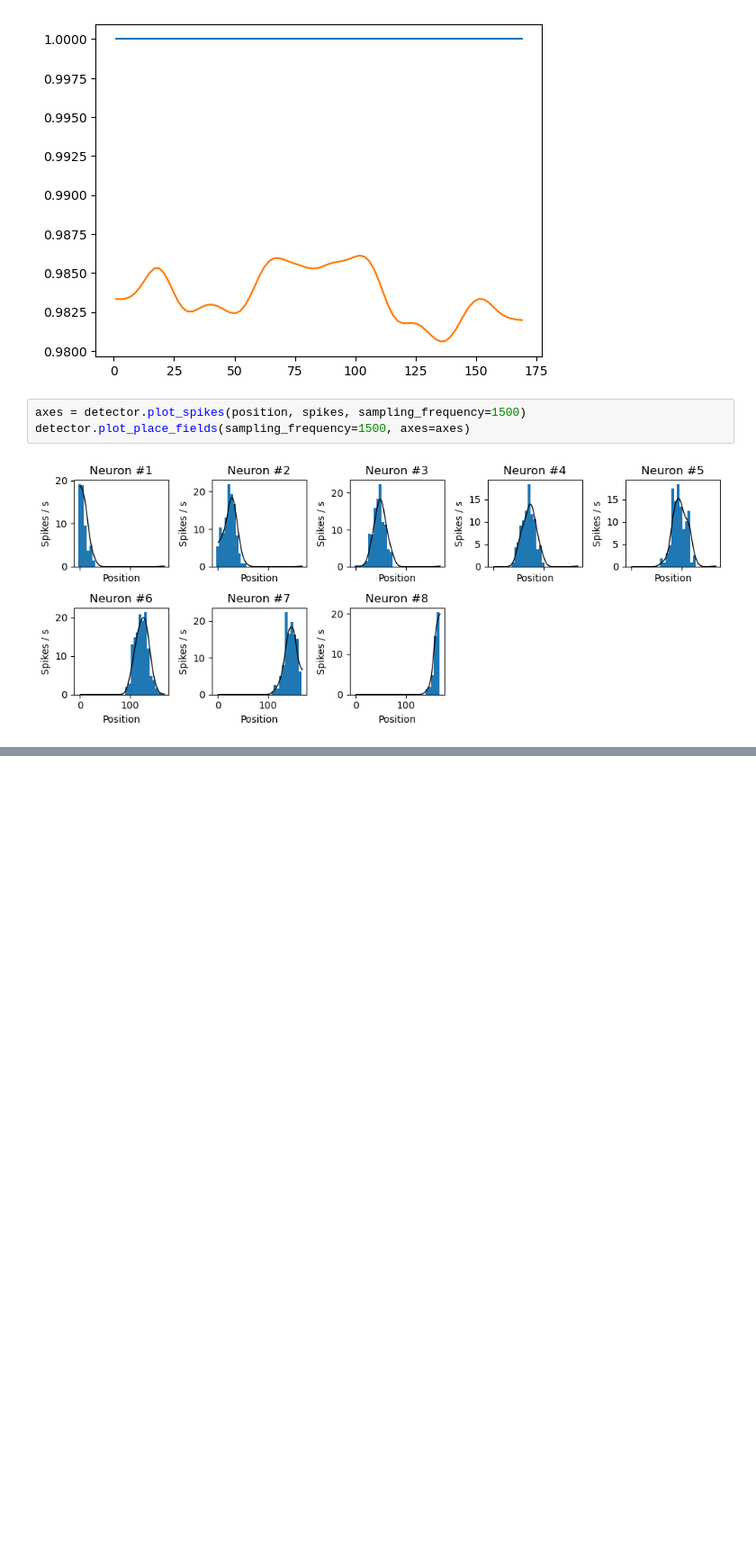
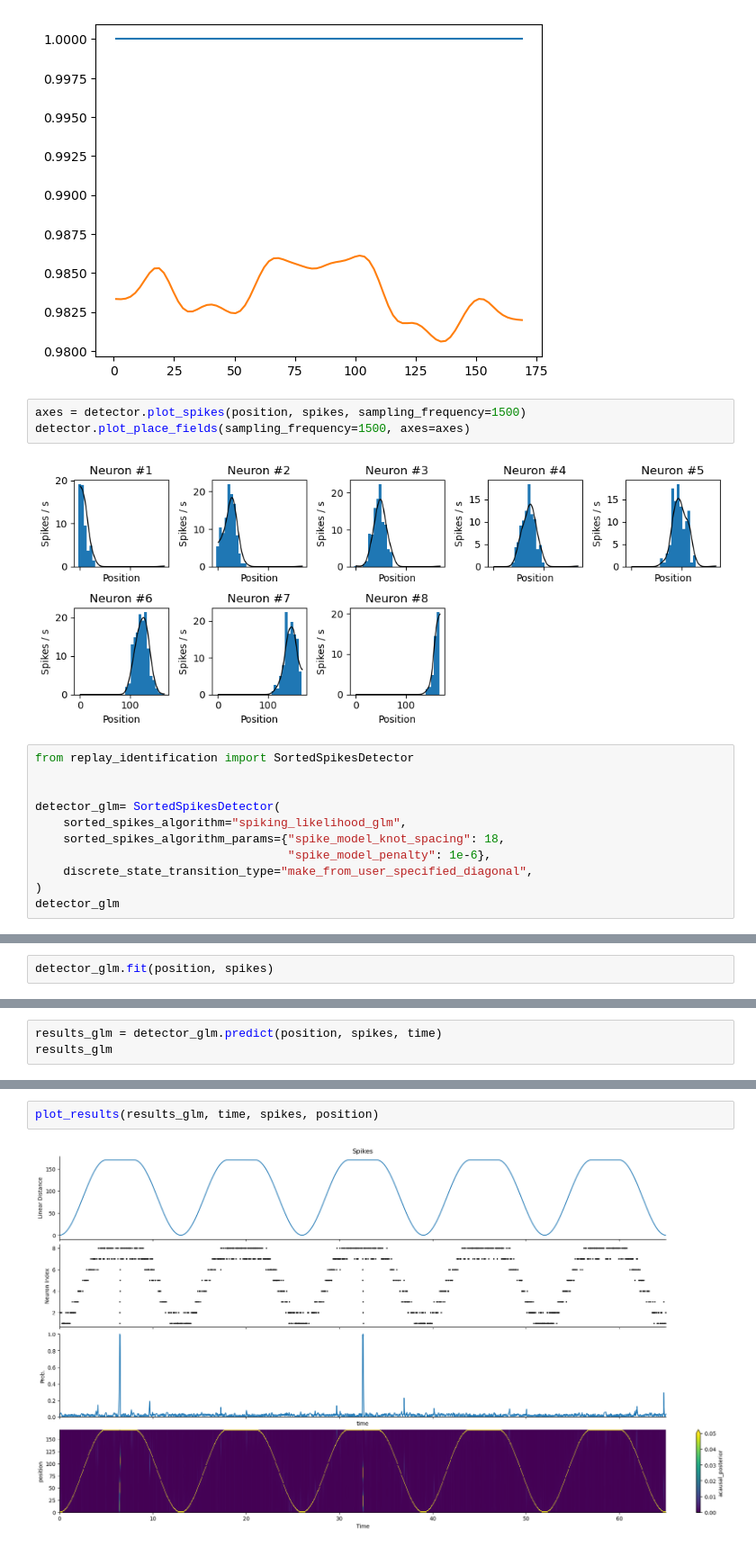
Before and after one commit to Eden-Kramer-Lab/replay_identification, a Jupyter notebook: notebooks/test_spiking_kde.ipynb, the cells around one changed output, grey strips where cells are left out. Shown at 90% size. Saved outputs shown, nothing was run; the diff lists cells and outputs as text; blank space fills up the shorter version.

```diff
--- a/notebooks/test_spiking_kde.ipynb
+++ b/notebooks/test_spiking_kde.ipynb
@@ -169,3 +164,14 @@ axes = detector.plot_spikes(position, spikes, sampling_frequency=1500)
 detector.plot_place_fields(sampling_frequency=1500, axes=axes)
 # %% [output]
 [figure]
+# %%
+from replay_identification import SortedSpikesDetector
+
+
+detector_glm= SortedSpikesDetector(
+    sorted_spikes_algorithm="spiking_likelihood_glm",
+    sorted_spikes_algorithm_params={"spike_model_knot_spacing": 18,
+                                    "spike_model_penalty": 1e-6},
+    discrete_state_transition_type="make_from_user_specified_diagonal",
+)
+detector_glm
@@ -171,0 +190,2 @@ detector.plot_place_fields(sampling_frequency=1500, axes=axes)
+# %%
+detector_glm.fit(position, spikes)
@@ -171,0 +207,3 @@ detector.plot_place_fields(sampling_frequency=1500, axes=axes)
+# %%
+results_glm = detector_glm.predict(position, spikes, time)
+results_glm
@@ -171,0 +227,4 @@ detector.plot_place_fields(sampling_frequency=1500, axes=axes)
+# %%
+plot_results(results_glm, time, spikes, position)
+# %% [output]
+[figure, added]
```
Also changed, not shown: parts of 11 cells of this notebook.
